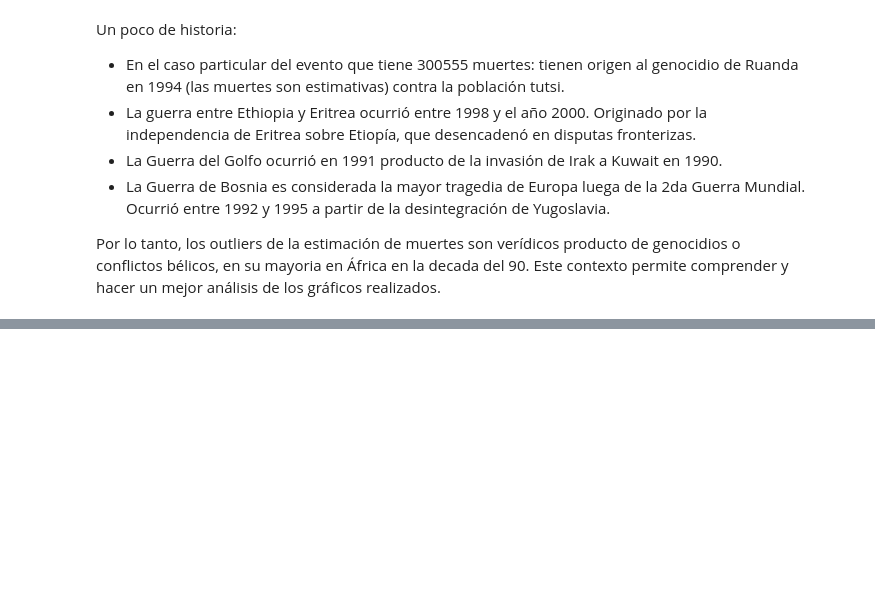
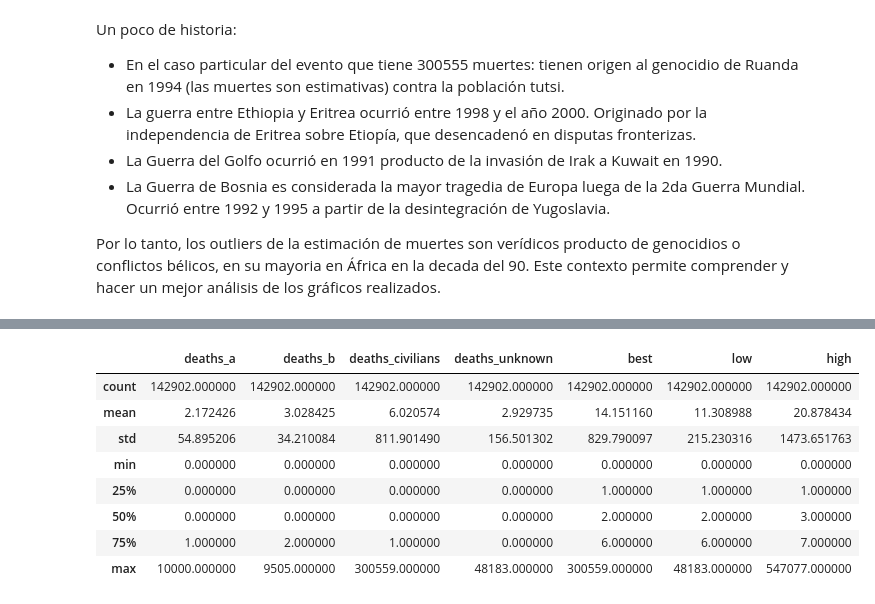
Before and after one commit to SantiagoCasado/CEIA_Analisis_Datos, a Jupyter notebook: add_tp1.ipynb, the cells around one changed output, grey strips where cells are left out. Saved outputs shown, nothing was run; the diff lists cells and outputs as text; code cells hidden in the pictures; blank space fills up the shorter version.

Commit message:
Se cea la consiga 'Normalizacion y estandarización'

```diff
--- a/add_tp1.ipynb
+++ b/add_tp1.ipynb
@@ -911,0 +915,5 @@ Por lo tanto, los outliers de la estimación de muertes son verídicos producto
+# %%
+# Selecciono algunas columnas numéricas para la normalización y estandarización
+columns = ['deaths_a', 'deaths_b', 'deaths_civilians', 'deaths_unknown','best', 'low', 'high']
+df_subset = df[columns]
+df_subset.head()
@@ -911,0 +927,13 @@ Por lo tanto, los outliers de la estimación de muertes son verídicos producto
+# %%
+# Descripción estadística de las columnas seleccionadas
+df_subset.describe()
+# %% [output]
+|  | deaths_a | deaths_b | deaths_civilians | deaths_unknown | best | low | high |
+| count | 142902.000000 | 142902.000000 | 142902.000000 | 142902.000000 | 142902.000000 | 142902.000000 | 142902.000000 |
+| mean | 2.172426 | 3.028425 | 6.020574 | 2.929735 | 14.151160 | 11.308988 | 20.878434 |
+| std | 54.895206 | 34.210084 | 811.901490 | 156.501302 | 829.790097 | 215.230316 | 1473.651763 |
+| min | 0.000000 | 0.000000 | 0.000000 | 0.000000 | 0.000000 | 0.000000 | 0.000000 |
+| 25% | 0.000000 | 0.000000 | 0.000000 | 0.000000 | 1.000000 | 1.000000 | 1.000000 |
+| 50% | 0.000000 | 0.000000 | 0.000000 | 0.000000 | 2.000000 | 2.000000 | 3.000000 |
+| 75% | 1.000000 | 2.000000 | 1.000000 | 0.000000 | 6.000000 | 6.000000 | 7.000000 |
+| max | 10000.000000 | 9505.000000 | 300559.000000 | 48183.000000 | 300559.000000 | 48183.000000 | 547077.000000 |
```
Also changed, not shown: parts of 10 cells of this notebook.
